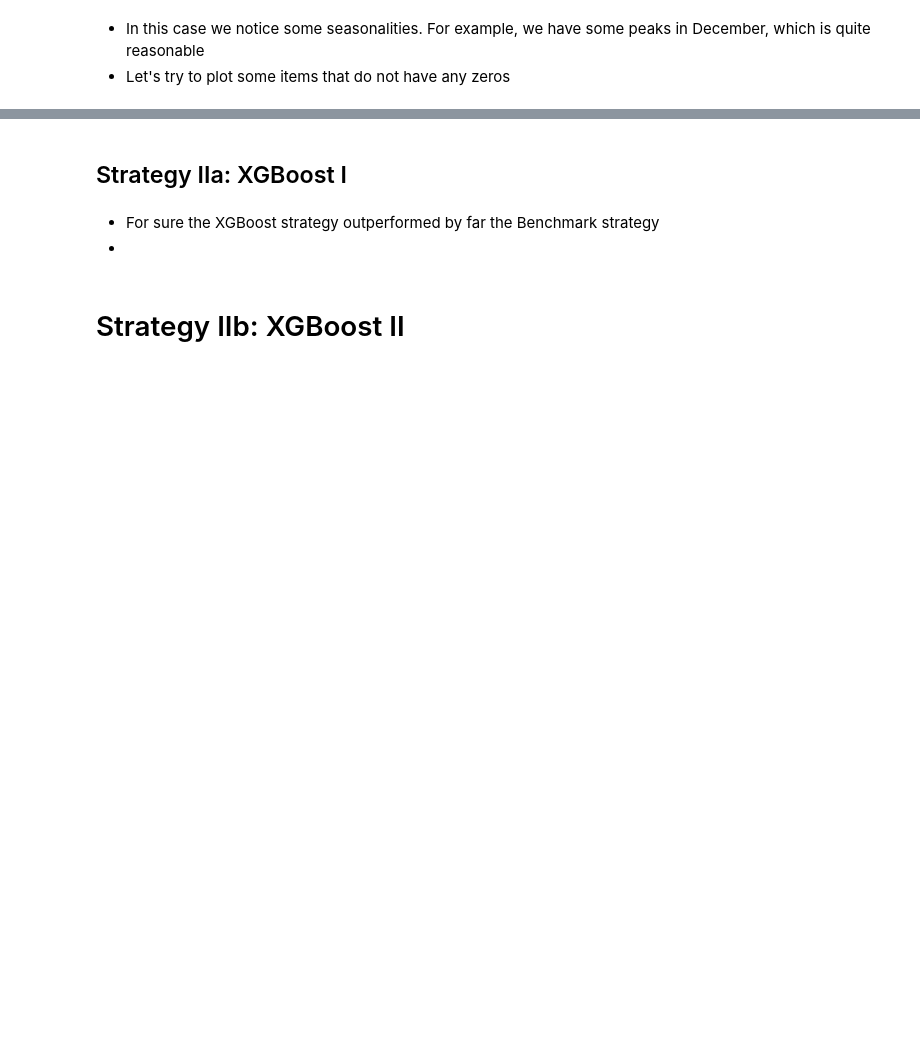
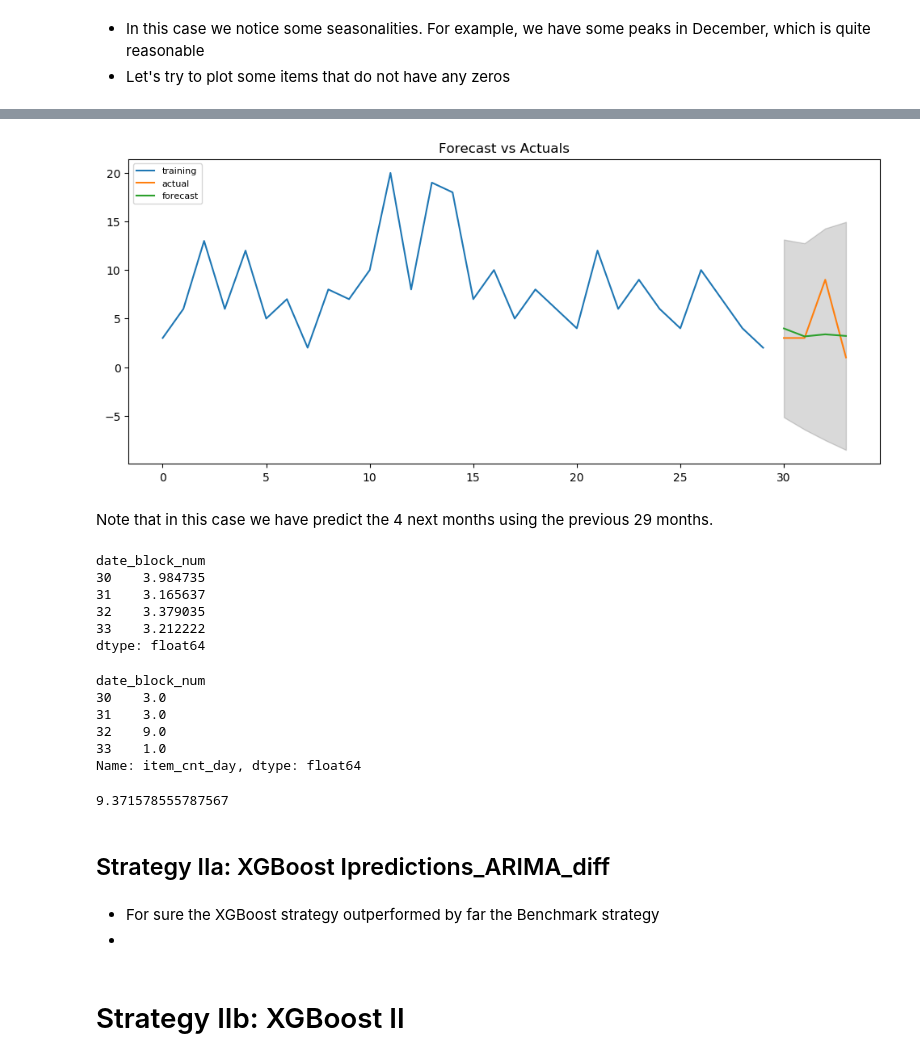
Before and after one commit to AlessandroBiagi/DataScienceProjects, a Jupyter notebook: Future_Sales/Predict_Future_Sales.ipynb, the cells around one changed output, grey strips where cells are left out. Drawn from its saved outputs; the diff is of its cells as text; code cells hidden in the pictures; blank space fills up the shorter version.

```diff
--- a/Future_Sales/Predict_Future_Sales.ipynb
+++ b/Future_Sales/Predict_Future_Sales.ipynb
@@ -516,5 +709,56 @@ for i in range(0,30):
+# %%
+# Build Model
+# model = ARIMA(train, order=(3,2,1))
+model = ARIMA(series_train, order=(1, 1, 1))
+fitted = model.fit(disp=-1)
+
+# Forecast
+fc, se, conf = fitted.forecast(4, alpha=0.05)  # 95% conf
+
+# Make as pandas series
+fc_series = pd.Series(fc, index=series_test.index)
+lower_series = pd.Series(conf[:, 0], index=series_test.index)
+upper_series = pd.Series(conf[:, 1], index=series_test.index)
+
+# Plot
+plt.figure(figsize=(12,5), dpi=100)
+plt.plot(series_train, label='training')
+plt.plot(series_test, label='actual')
+plt.plot(fc_series, label='forecast')
+plt.fill_between(lower_series.index, lower_series, upper_series,
+                color='k', alpha=.15)
+plt.title('Forecast vs Actuals')
+plt.legend(loc='upper left', fontsize=8)
+plt.show()
+# %% [output]
+[figure, added]
+# %% [markdown]
+Note that in this case we have predict the 4 next months using the previous 29 months.
+# %%
+fc_series
+# %% [output]
+date_block_num
+30    3.984735
+31    3.165637
+32    3.379035
+33    3.212222
+dtype: float64
+# %%
+series_test
+# %% [output]
+date_block_num
+30    3.0
+31    3.0
+32    9.0
+33    1.0
+Name: item_cnt_day, dtype: float64
+# %%
+rmse = sum((t-p) ** 2 for t,p in zip(series_test, fc_series))/len(series_test)
+print(rmse)
+# %% [output]
+9.371578555787567
 # %% [markdown]
-## Strategy IIa: XGBoost I
+## Strategy IIa: XGBoost Ipredictions_ARIMA_diff
 # %%
 df_pivot = df_merged.copy()
 med = df_pivot.groupby('joined_fields')['item_price'].transform('median')
```
Also changed, not shown: parts of 40 cells of this notebook.
